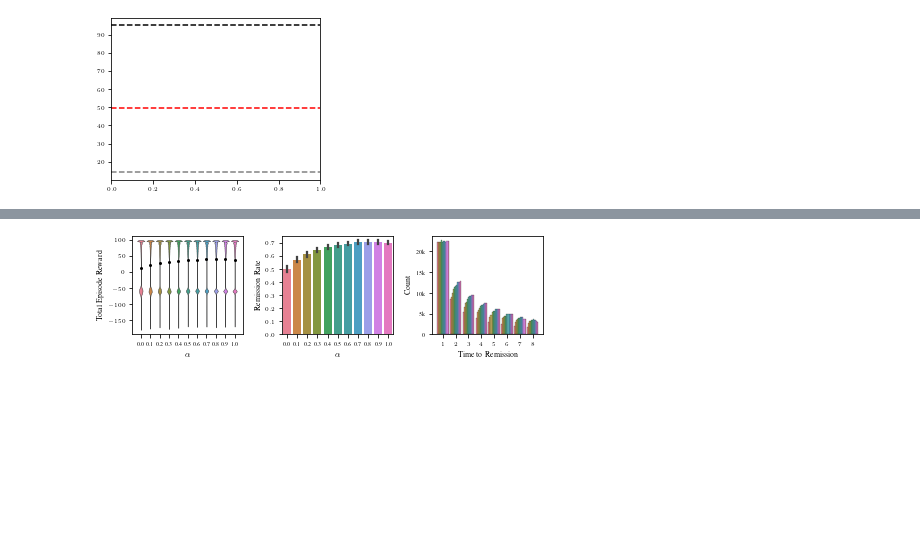
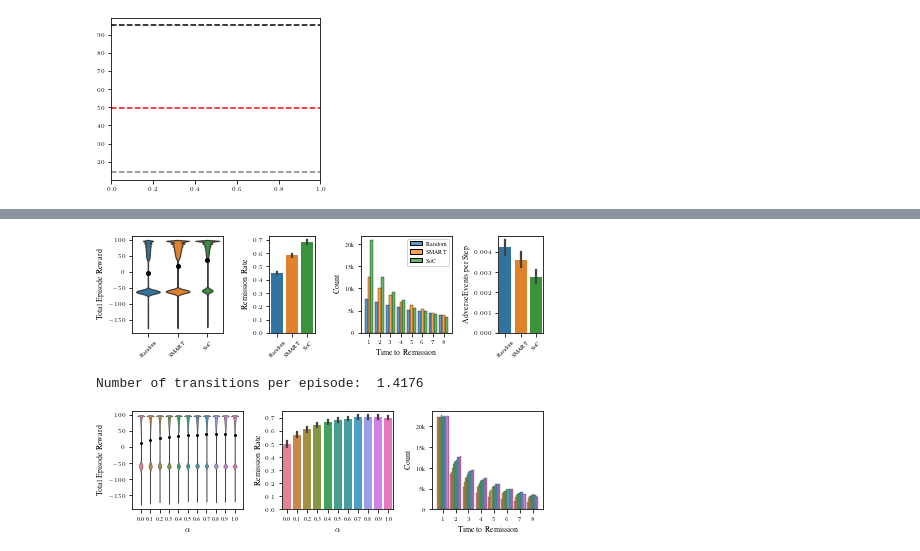
Before and after one commit to masonhargrave/EpiCare, a Jupyter notebook: figures/figures.ipynb, the cells around one changed output, grey strips where cells are left out. Drawn from its saved outputs; the diff is of its cells as text; code cells hidden in the pictures; blank space fills up the shorter version.

```diff
--- a/figures/figures.ipynb
+++ b/figures/figures.ipynb
@@ -294,3 +330,57 @@ Number of transitions per episode:  1.41668
+# %%
+
+# Boxplot setup
+fig, axes = plt.subplots(1, 4, figsize=(6.5, 2.0), width_ratios=[2,1,2,1])
+
+# Aggregate plots
+# Plot 1: Total Reward
+sns.violinplot(data=agg_rewards, ax=axes[0], bw_adjust=0.1, inner=None)
+# Mark the mean for each policy
+for i, name in enumerate(policy_names):
+    axes[0].plot(i, agg_rewards[name].mean(), "o", color="black", markersize=4)
+axes[0].set_ylabel("Total Episode Reward")
+
+# Plot 2: Remission Rate
+sns.barplot(data=agg_remission_rates, ax=axes[1])
+axes[1].set_ylabel("Remission Rate")
+
+# Plot 3: Time to Remission
+sns.histplot(
+    data=agg_times_to_remission, ax=axes[2], multiple="dodge", discrete=True, shrink=0.8
+)
+axes[2].set_ylabel("Count")
+axes[2].yaxis
+axes[2].set_xlabel("Time to Remission")
+axes[2].set_xticks(range(1, environment.max_visits + 1))
+axes[2].axes.yaxis.set_major_formatter(lambda value, text: str(int(value/1000))+"k" if value > 0 else "0")
+
+# Plot 4: Adverse Event Rate
+sns.barplot(data=agg_adverse_rates, ax=axes[3])
+axes[3].set_ylabel("Adverse Events per Step")
+
+# Fine-tuning the aesthetics for publication quality
+for ax in axes:
+    if ax != axes[2]:
+        ax.tick_params(axis="x", labelrotation=45)
+    ax.tick_params(axis="both", which="major")
+    if ax == axes[1]:
+        ax.set_ylim(bottom=0)
+
+# Adjusting the layout to prevent overlap
+plt.tight_layout()
+
+plt.savefig("compare_policies.pdf")
+
+# Display plots
+plt.show()
+
+print(
+    "Number of transitions per episode: ",
+    num_transitions / (num_episodes * num_seeds * 3),
+)
+# %% [output]
+[figure, added]
+Number of transitions per episode:  1.4176
 # %%
 num_seeds = 100  # Number of random seeds
 num_episodes = 1000  # Number of separate evaluation episodes
```
Also changed, not shown: parts of 4 cells of this notebook, 1 other file.
